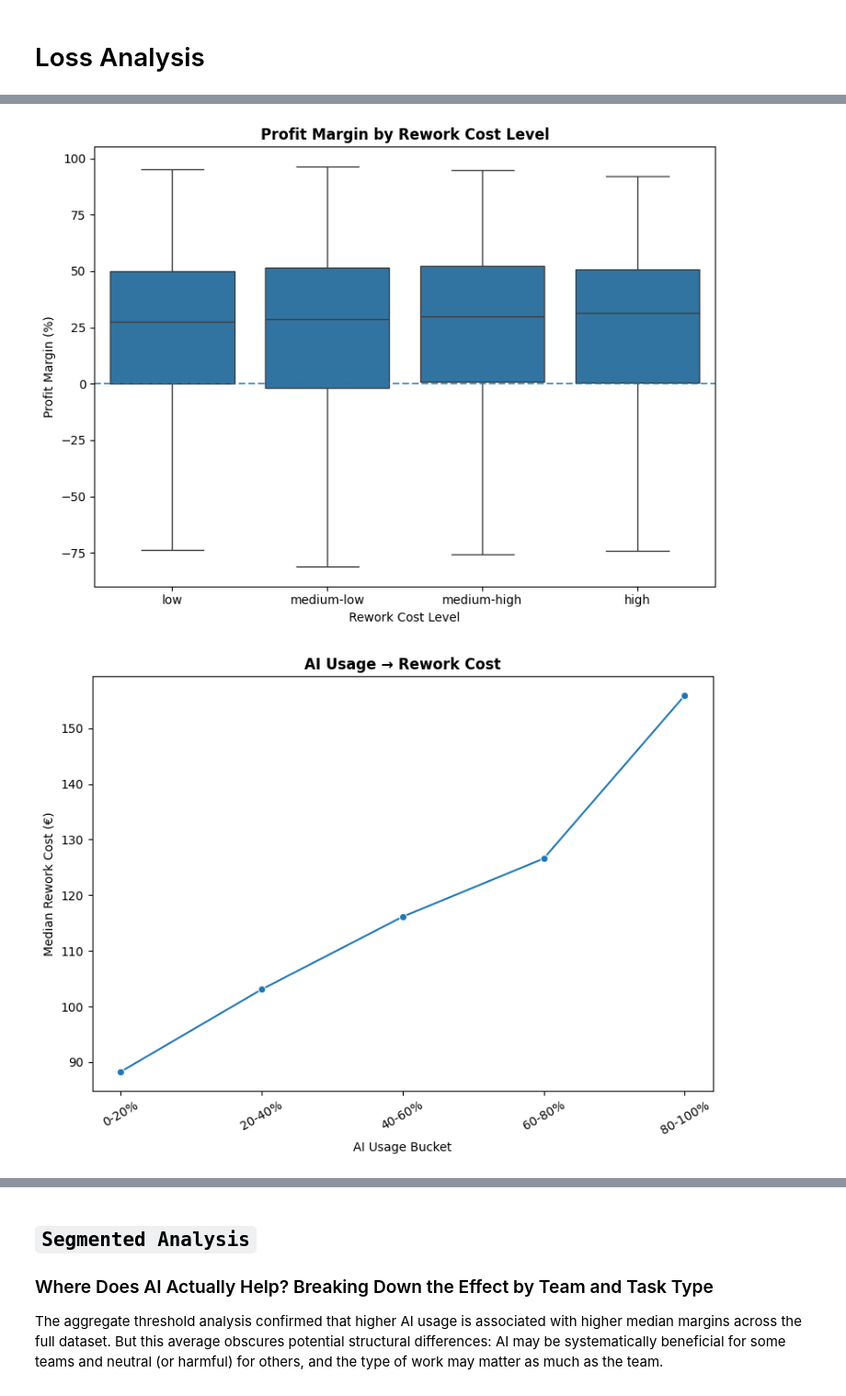
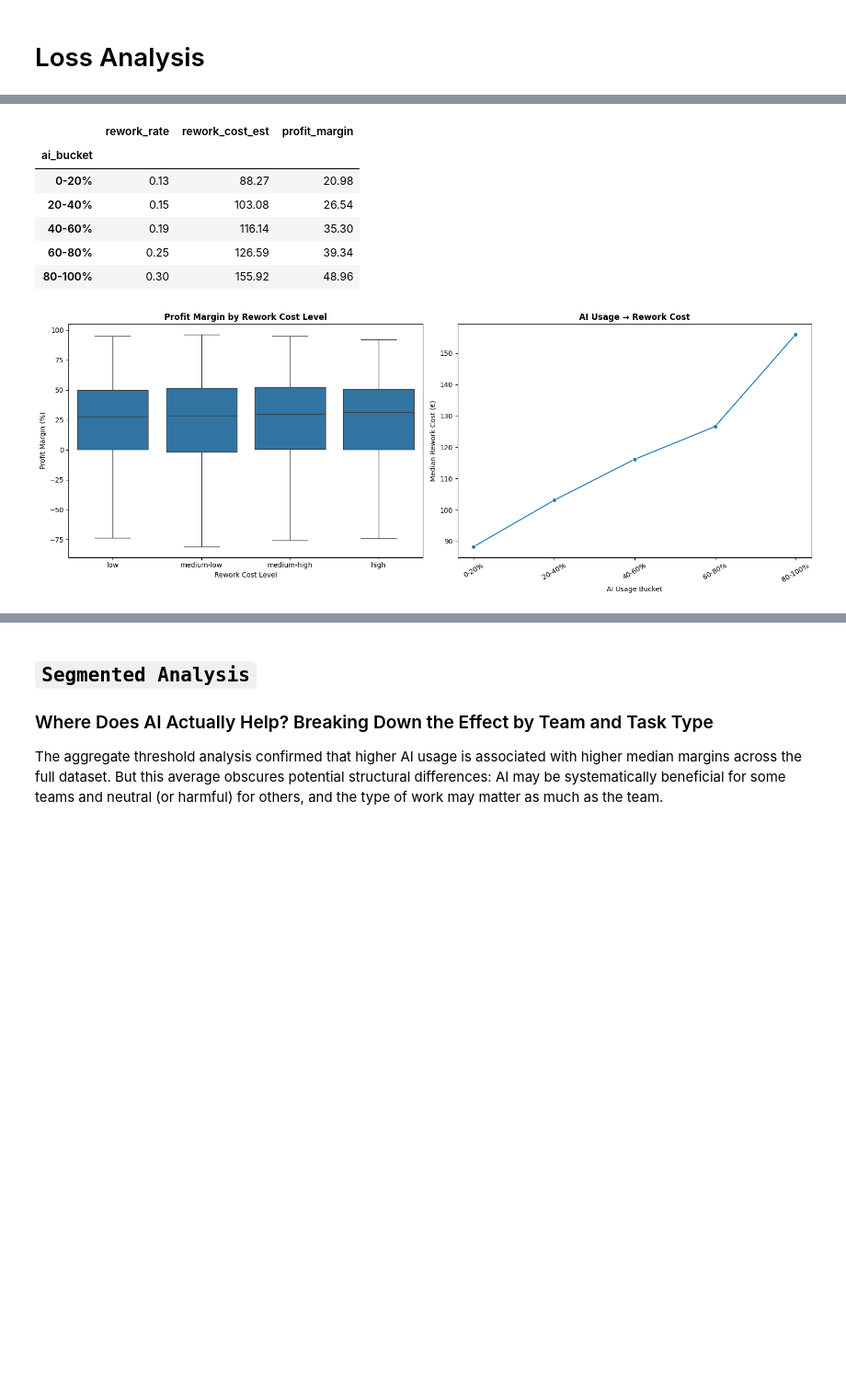
Before and after one commit to andreamammano89-maker/ML_Project_SEA_815441, a Jupyter notebook: main.ipynb, the cells around one changed output, grey strips where cells are left out. Shown at 92% size. Cells and saved outputs as stored; diff of their text form; code cells hidden in the pictures; blank space fills up the shorter version.

```diff
--- a/main.ipynb
+++ b/main.ipynb
@@ -1516,24 +1569,21 @@ high           31.57
 # %%
-fig, ax = plt.subplots(figsize=(8, 6))
+fig, ax = plt.subplots(1,2,figsize=(16, 6))
 
 sns.boxplot(
     data=df_productivity,
     x='rework_cost_bin',
     y='profit_margin',
     showfliers=False,
-    ax=ax
+    ax=ax[0]
 )
 
-ax.axhline(0, linestyle='--', alpha=0.7)
-ax.set_title('Profit Margin by Rework Cost Level', fontweight='bold')
-ax.set_xlabel('Rework Cost Level')
-ax.set_ylabel('Profit Margin (%)')
+ax[0].set_title('Profit Margin by Rework Cost Level', fontweight='bold')
+ax[0].set_xlabel('Rework Cost Level')
+ax[0].set_ylabel('Profit Margin (%)')
 
 plt.tight_layout()
 
 # ── AI → Rework Cost ─────────────────────────────────────────
-fig, ax = plt.subplots(figsize=(8, 6))
-
 sns.lineplot(
     data=df_productivity,
     x='ai_bucket',
@@ -1541,13 +1591,13 @@ sns.lineplot(
     estimator='median',
     errorbar=None,
     marker='o',
-    ax=ax
+    ax=ax[1]
 )
 
-ax.set_title('AI Usage → Rework Cost', fontweight='bold')
-ax.set_xlabel('AI Usage Bucket')
-ax.set_ylabel('Median Rework Cost (€)')
-ax.tick_params(axis='x', rotation=30)
+ax[1].set_title('AI Usage → Rework Cost', fontweight='bold')
+ax[1].set_xlabel('AI Usage Bucket')
+ax[1].set_ylabel('Median Rework Cost (€)')
+ax[1].tick_params(axis='x', rotation=30)
 
 plt.tight_layout()
 
@@ -1555,7 +1605,7 @@ mechanism = df_productivity.groupby('ai_bucket', observed=True)[
     ['rework_rate', 'rework_cost_est', 'profit_margin']
 ].median().round(2)
 
-print("\n=== Mechanism: AI → Rework → Cost → Profit ===\n")
-print(mechanism.to_string())
+print("\n=== Mechanism: AI → Rework → Cost → Profit ===")
+display(mechanism)
 # %% [output]
 === Mechanism: AI → Rework → Cost → Profit ===
@@ -1570,5 +1612,11 @@ ai_bucket
+|  | rework_rate | rework_cost_est | profit_margin |
+| ai_bucket |  |  |  |
+| 0-20% | 0.13 | 88.27 | 20.98 |
+| 20-40% | 0.15 | 103.08 | 26.54 |
+| 40-60% | 0.19 | 116.14 | 35.30 |
+| 60-80% | 0.25 | 126.59 | 39.34 |
+| 80-100% | 0.30 | 155.92 | 48.96 |
-[figure, old version]
+[figure, new version]
-[figure, removed]
 # %% [markdown]
 ### The Rework Paradox: Why Higher Rework Does Not Destroy Margins
 
```
Also changed, not shown: parts of 21 cells of this notebook.
